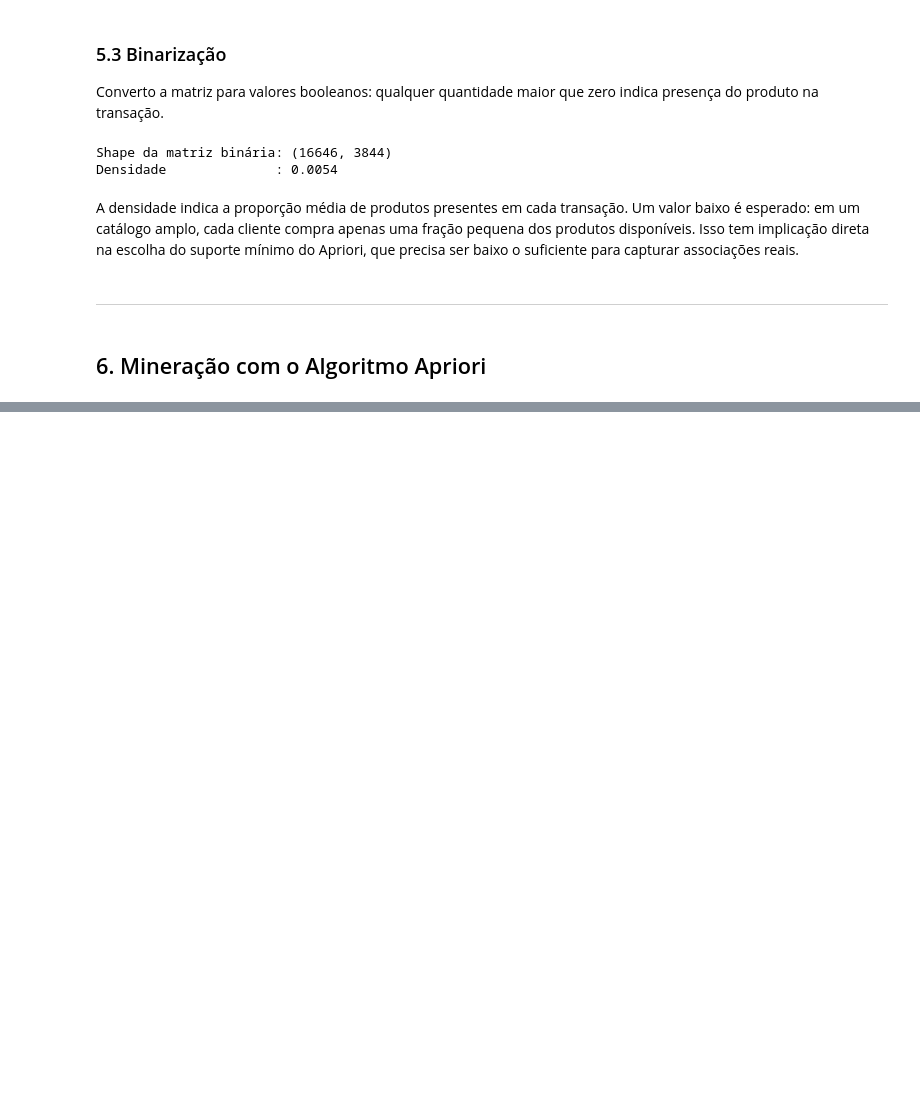
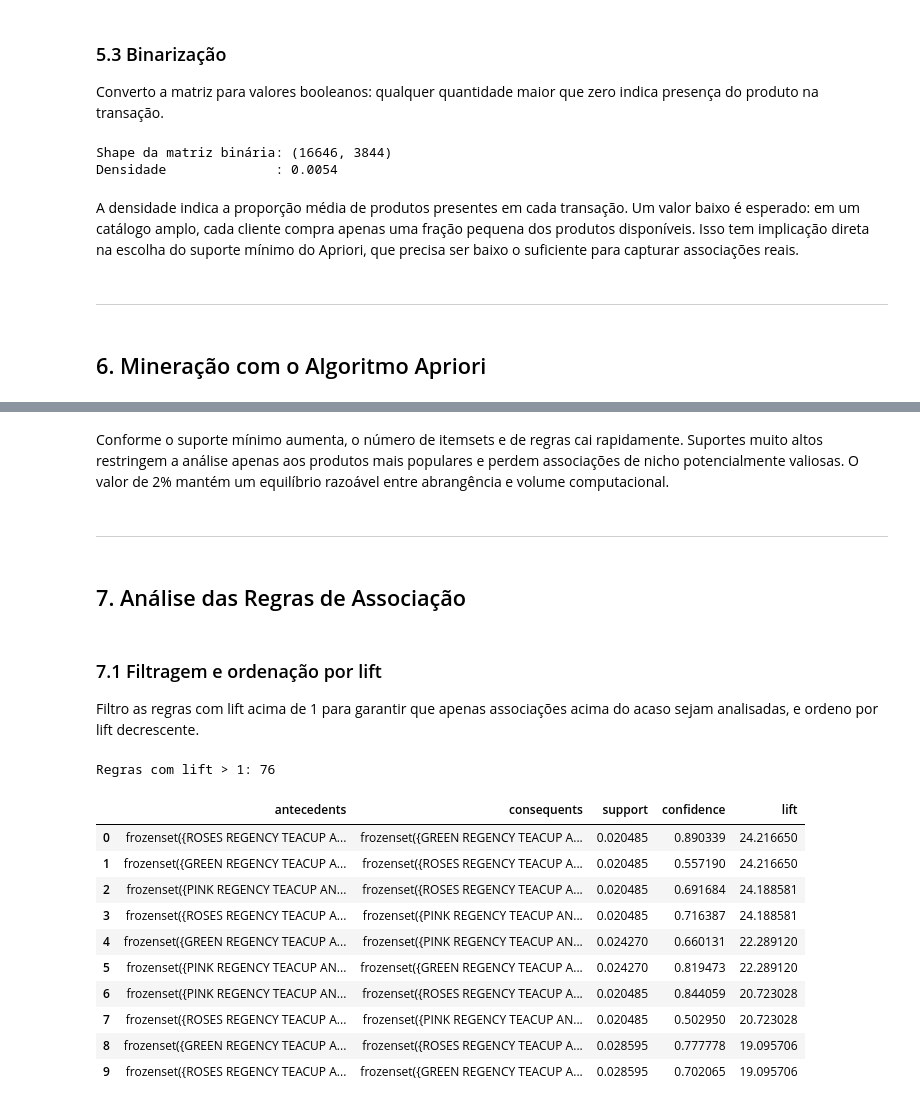
Before and after one commit to esscova/data-trivium, a Jupyter notebook: Data Mining/Mineração de Regras de Associação com Apriori/market_basket.ipynb, the cells around one changed output, grey strips where cells are left out. Cells and saved outputs as stored; diff of their text form; code cells hidden in the pictures; blank space fills up the shorter version.

```diff
--- a/Data Mining/Mineração de Regras de Associação com Apriori/market_basket.ipynb
+++ b/Data Mining/Mineração de Regras de Associação com Apriori/market_basket.ipynb
@@ -471,0 +498,11 @@ A densidade indica a proporção média de produtos presentes em cada transaçã
+# %%
+itemsets_frequentes = apriori(
+    basket_bin,
+    min_support=0.02,
+    use_colnames=True
+)
+
+itemsets_frequentes['tamanho'] = itemsets_frequentes['itemsets'].apply(len)
+print(f"Itemsets frequentes gerados: {len(itemsets_frequentes):,}")
+print(f"\nDistribuição por tamanho:")
+print(itemsets_frequentes['tamanho'].value_counts().sort_index())
@@ -471,0 +560,29 @@ A densidade indica a proporção média de produtos presentes em cada transaçã
+# %% [markdown]
+Conforme o suporte mínimo aumenta, o número de itemsets e de regras cai rapidamente. Suportes muito altos restringem a análise apenas aos produtos mais populares e perdem associações de nicho potencialmente valiosas. O valor de 2% mantém um equilíbrio razoável entre abrangência e volume computacional.
+# %% [markdown]
+---
+# %% [markdown]
+
+## 7. Análise das Regras de Associação
+# %% [markdown]
+
+### 7.1 Filtragem e ordenação por lift
+
+Filtro as regras com lift acima de 1 para garantir que apenas associações acima do acaso sejam analisadas, e ordeno por lift decrescente.
+# %%
+regras_filtradas = regras[regras['lift'] > 1].copy()
+print(f"Regras com lift > 1: {len(regras_filtradas):,}")
+regras_filtradas[['antecedents', 'consequents', 'support', 'confidence', 'lift']].head(10)
+# %% [output]
+Regras com lift > 1: 76
+|  | antecedents | consequents | support | confidence | lift |
+| 0 | frozenset({ROSES REGENCY TEACUP A... | frozenset({GREEN REGENCY TEACUP A... | 0.020485 | 0.890339 | 24.216650 |
+| 1 | frozenset({GREEN REGENCY TEACUP A... | frozenset({ROSES REGENCY TEACUP A... | 0.020485 | 0.557190 | 24.216650 |
+| 2 | frozenset({PINK REGENCY TEACUP AN... | frozenset({ROSES REGENCY TEACUP A... | 0.020485 | 0.691684 | 24.188581 |
+| 3 | frozenset({ROSES REGENCY TEACUP A... | frozenset({PINK REGENCY TEACUP AN... | 0.020485 | 0.716387 | 24.188581 |
+| 4 | frozenset({GREEN REGENCY TEACUP A... | frozenset({PINK REGENCY TEACUP AN... | 0.024270 | 0.660131 | 22.289120 |
+| 5 | frozenset({PINK REGENCY TEACUP AN... | frozenset({GREEN REGENCY TEACUP A... | 0.024270 | 0.819473 | 22.289120 |
+| 6 | frozenset({PINK REGENCY TEACUP AN... | frozenset({ROSES REGENCY TEACUP A... | 0.020485 | 0.844059 | 20.723028 |
+| 7 | frozenset({ROSES REGENCY TEACUP A... | frozenset({PINK REGENCY TEACUP AN... | 0.020485 | 0.502950 | 20.723028 |
+| 8 | frozenset({GREEN REGENCY TEACUP A... | frozenset({ROSES REGENCY TEACUP A... | 0.028595 | 0.777778 | 19.095706 |
+| 9 | frozenset({ROSES REGENCY TEACUP A... | frozenset({GREEN REGENCY TEACUP A... | 0.028595 | 0.702065 | 19.095706 |
```
Also changed, not shown: parts of 21 cells of this notebook.
